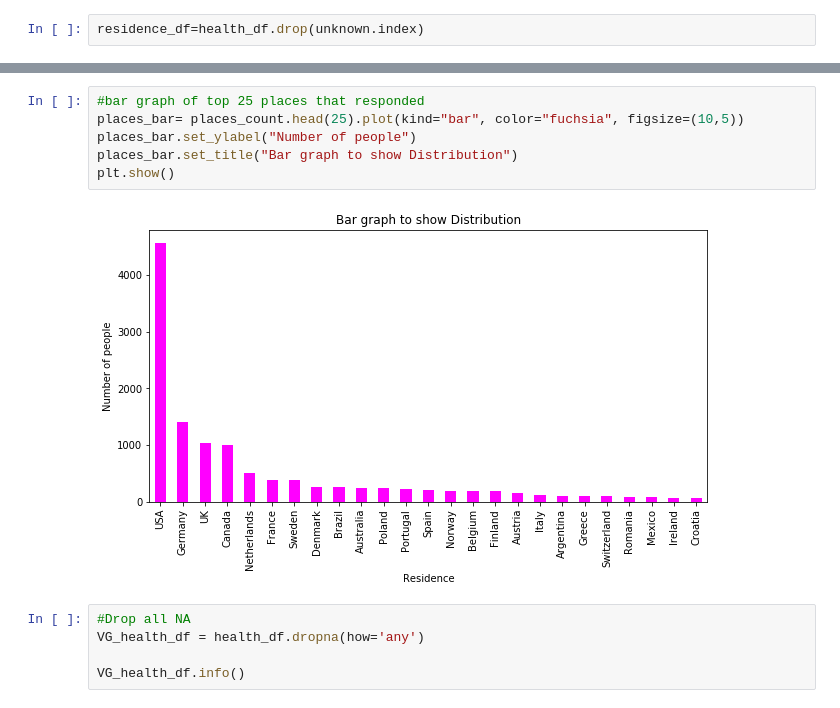
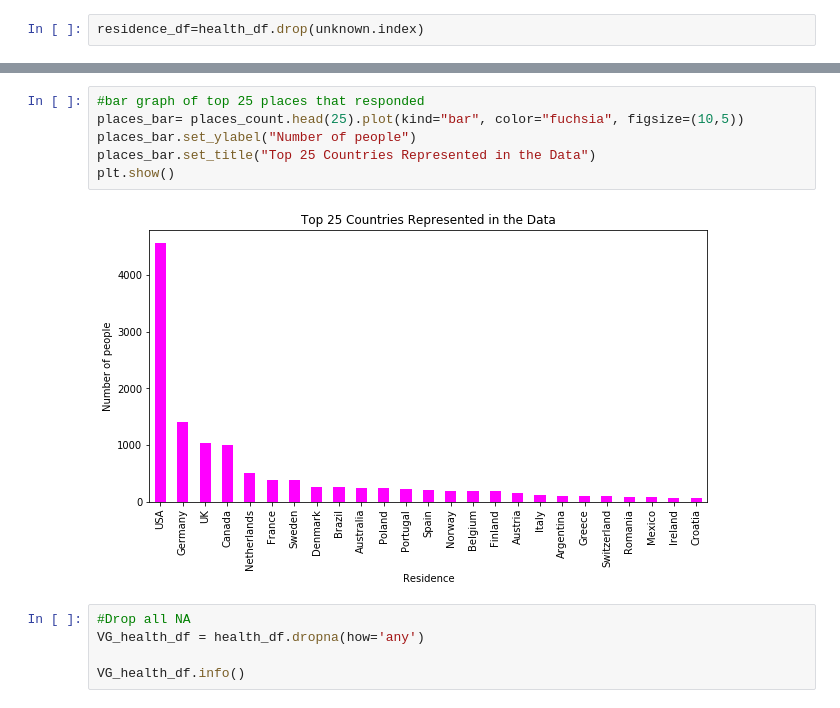
Before and after one commit to shriparna/GameOn, a Jupyter notebook: Code/MI_PBP.ipynb, the cells around one changed output, grey strips where cells are left out. Saved outputs shown, nothing was run; the diff lists cells and outputs as text.

```diff
--- a/Code/MI_PBP.ipynb
+++ b/Code/MI_PBP.ipynb
@@ -130,11 +111,11 @@ Name: Game, dtype: int64
 # %%
 #bar graph of top 25 places that responded
 places_bar= places_count.head(25).plot(kind="bar", color="fuchsia", figsize=(10,5))
 places_bar.set_ylabel("Number of people")
-places_bar.set_title("Bar graph to show Distribution")
+places_bar.set_title("Top 25 Countries Represented in the Data")
 plt.show()
 # %% [output]
-[figure, old version]
+[figure, new version]
 # %%
 #Drop all NA
 VG_health_df = health_df.dropna(how='any')
```
Also changed, not shown: parts of 10 cells of this notebook.
